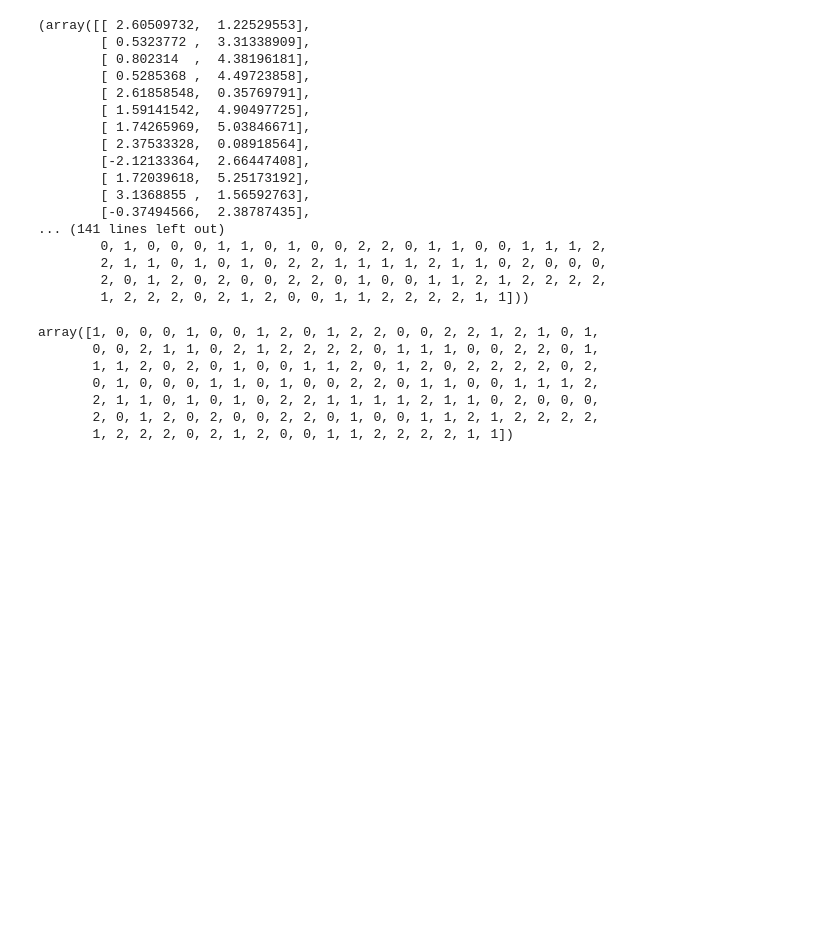
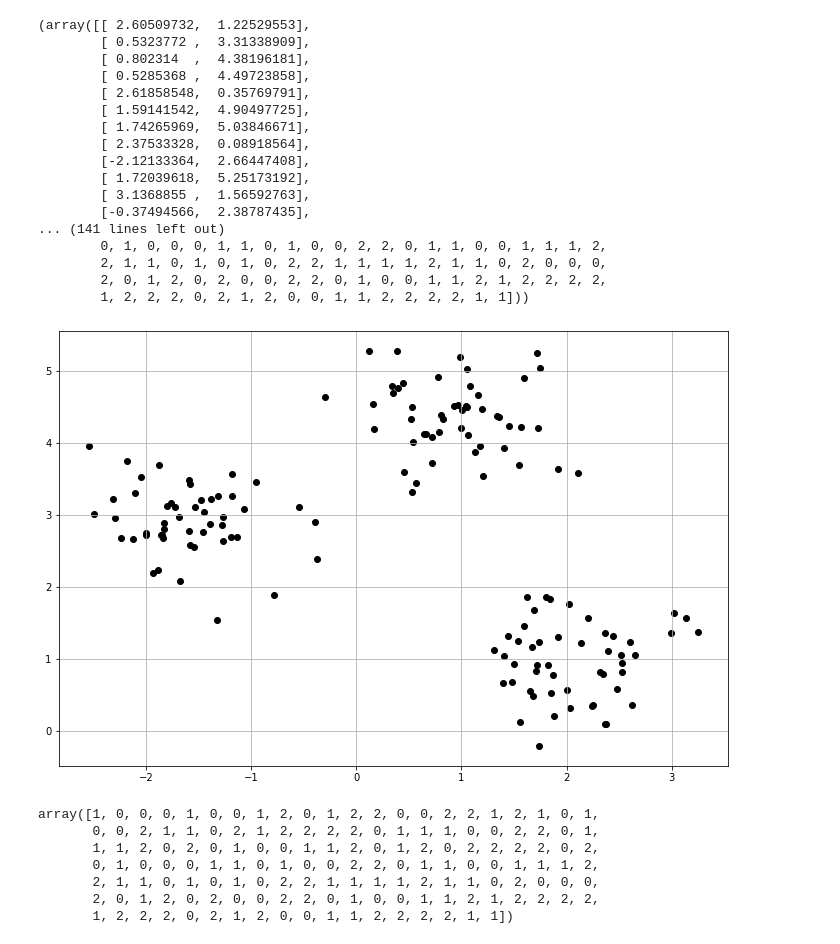
Before and after one commit to ryan-ferns/DS_auticon_week_3, a Jupyter notebook: hierarchical_models_tutorial.ipynb, the cells around one changed output. Cells and saved outputs as stored; diff of their text form; code cells hidden in the pictures; blank space fills up the shorter version.

Commit message:
Added a plot of the clusters before using the clustering algorithm.

```diff
--- a/hierarchical_models_tutorial.ipynb
+++ b/hierarchical_models_tutorial.ipynb
@@ -69,6 +69,19 @@ X, y
         2, 1, 1, 0, 1, 0, 1, 0, 2, 2, 1, 1, 1, 1, 2, 1, 1, 0, 2, 0, 0, 0,
         2, 0, 1, 2, 0, 2, 0, 0, 2, 2, 0, 1, 0, 0, 1, 1, 2, 1, 2, 2, 2, 2,
         1, 2, 2, 2, 0, 2, 1, 2, 0, 0, 1, 1, 2, 2, 2, 2, 1, 1]))
+# %%
+# set figure size
+plt.rcParams["figure.figsize"] = (12,8)
+
+# plot clusters
+plt.scatter(X[:,0],
+            X[:,1],
+            c='black',
+            marker='o')
+plt.grid()
+plt.show()
+# %% [output]
+[figure, added]
 # %%
 # fit and predict
 y_hc = ac.fit_predict(X)
```
Also changed, not shown: parts of 1 cell of this notebook.
